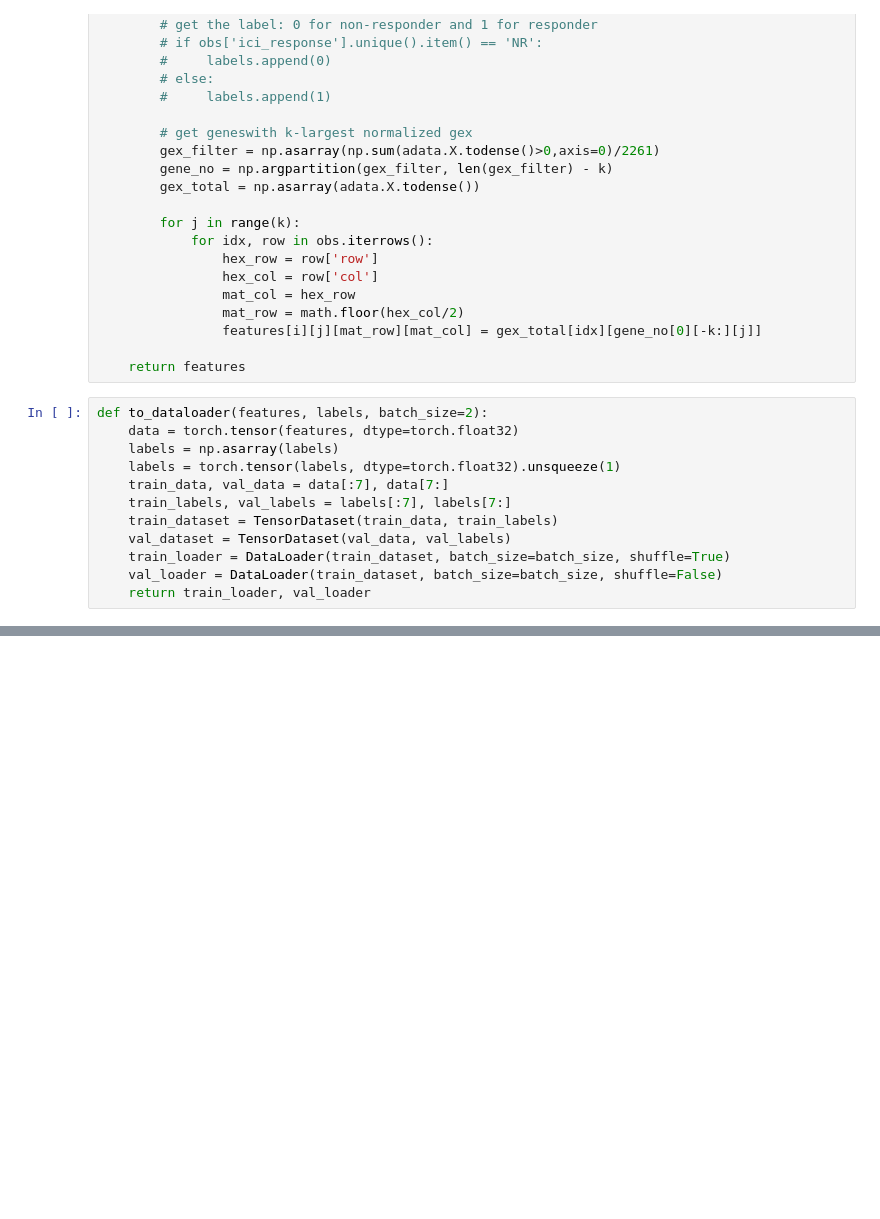
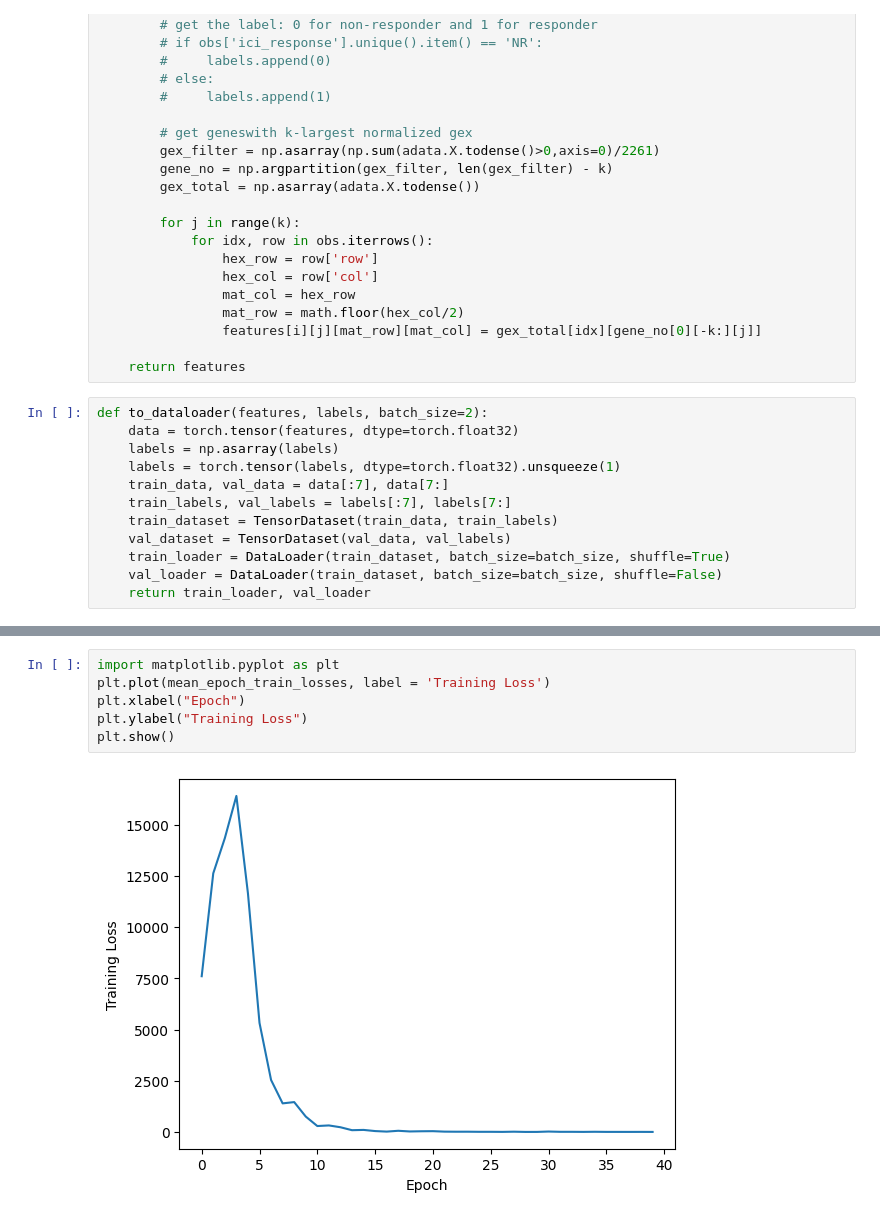
Before and after one commit to Jackson1356/HEX_CNN, a Jupyter notebook: HEX_CNN.ipynb, the cells around one changed output, grey strips where cells are left out. Saved outputs shown, nothing was run; the diff lists cells and outputs as text; blank space fills up the shorter version.

```diff
--- a/HEX_CNN.ipynb
+++ b/HEX_CNN.ipynb
@@ -133,0 +221,8 @@ processing no. 1294
+# %%
+import matplotlib.pyplot as plt
+plt.plot(mean_epoch_train_losses, label = 'Training Loss')
+plt.xlabel("Epoch")
+plt.ylabel("Training Loss")
+plt.show()
+# %% [output]
+[figure, added]
```
Also changed, not shown: parts of 8 cells of this notebook.
